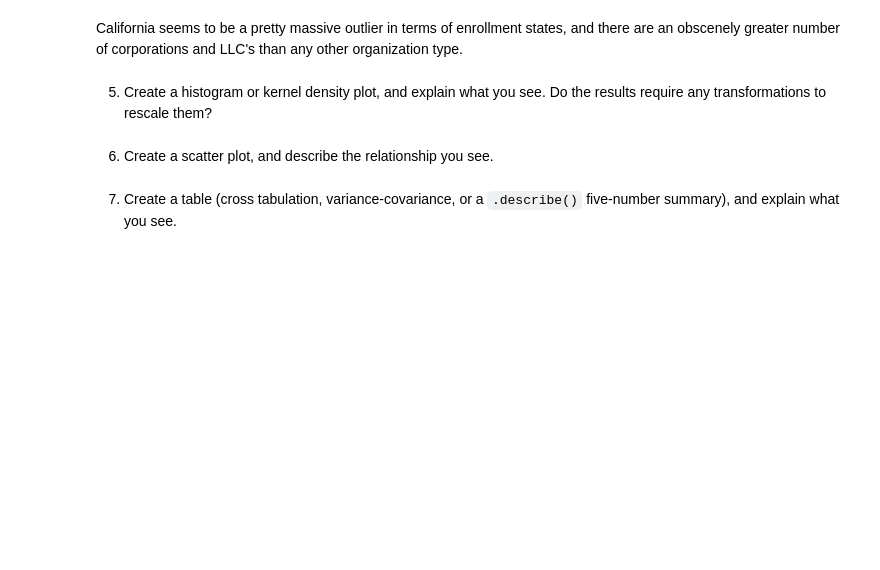
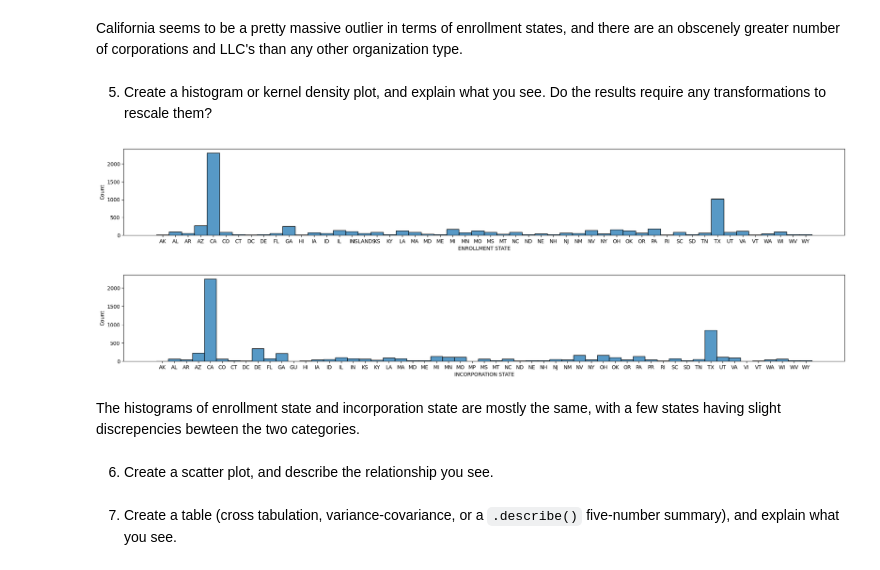
Before and after one commit to jennyschilling/visualization, a Jupyter notebook: assignment/assignment.ipynb, the cells around one changed output. Saved outputs shown, nothing was run; the diff lists cells and outputs as text; code cells hidden in the pictures; blank space fills up the shorter version.

```diff
--- a/assignment/assignment.ipynb
+++ b/assignment/assignment.ipynb
@@ -279,6 +279,21 @@ plt.show()
 California seems to be a pretty massive outlier in terms of enrollment states, and there are an obscenely greater number of corporations and LLC's than any other organization type.
 # %% [markdown]
 5. Create a histogram or kernel density plot, and explain what you see. Do the results require any transformations to rescale them?
+# %%
+sorted_df = df.sort_values(by='ENROLLMENT STATE')
+plt.figure(figsize=(25, 3))
+sns.histplot(data=sorted_df, x='ENROLLMENT STATE')
+plt.show()
+
+sorted_df = df.sort_values(by='INCORPORATION STATE')
+plt.figure(figsize=(25, 3))
+sns.histplot(data=sorted_df, x='INCORPORATION STATE')
+plt.show()
+# %% [output]
+[figure, added]
+[figure, added]
+# %% [markdown]
+The histograms of enrollment state and incorporation state are mostly the same, with a few states having slight discrepencies bewteen the two categories.
 # %% [markdown]
 6. Create a scatter plot, and describe the relationship you see.
 # %% [markdown]
```
